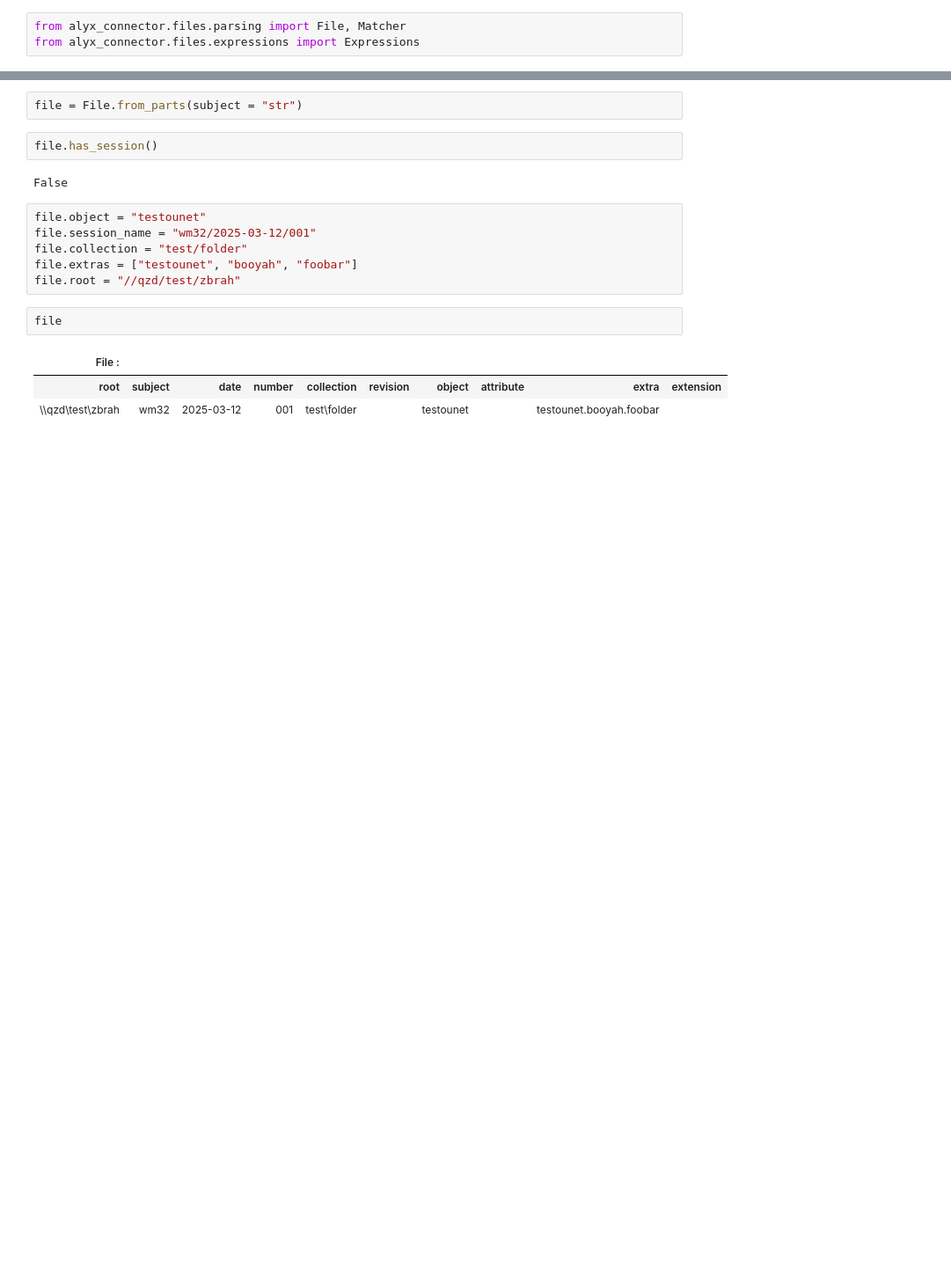
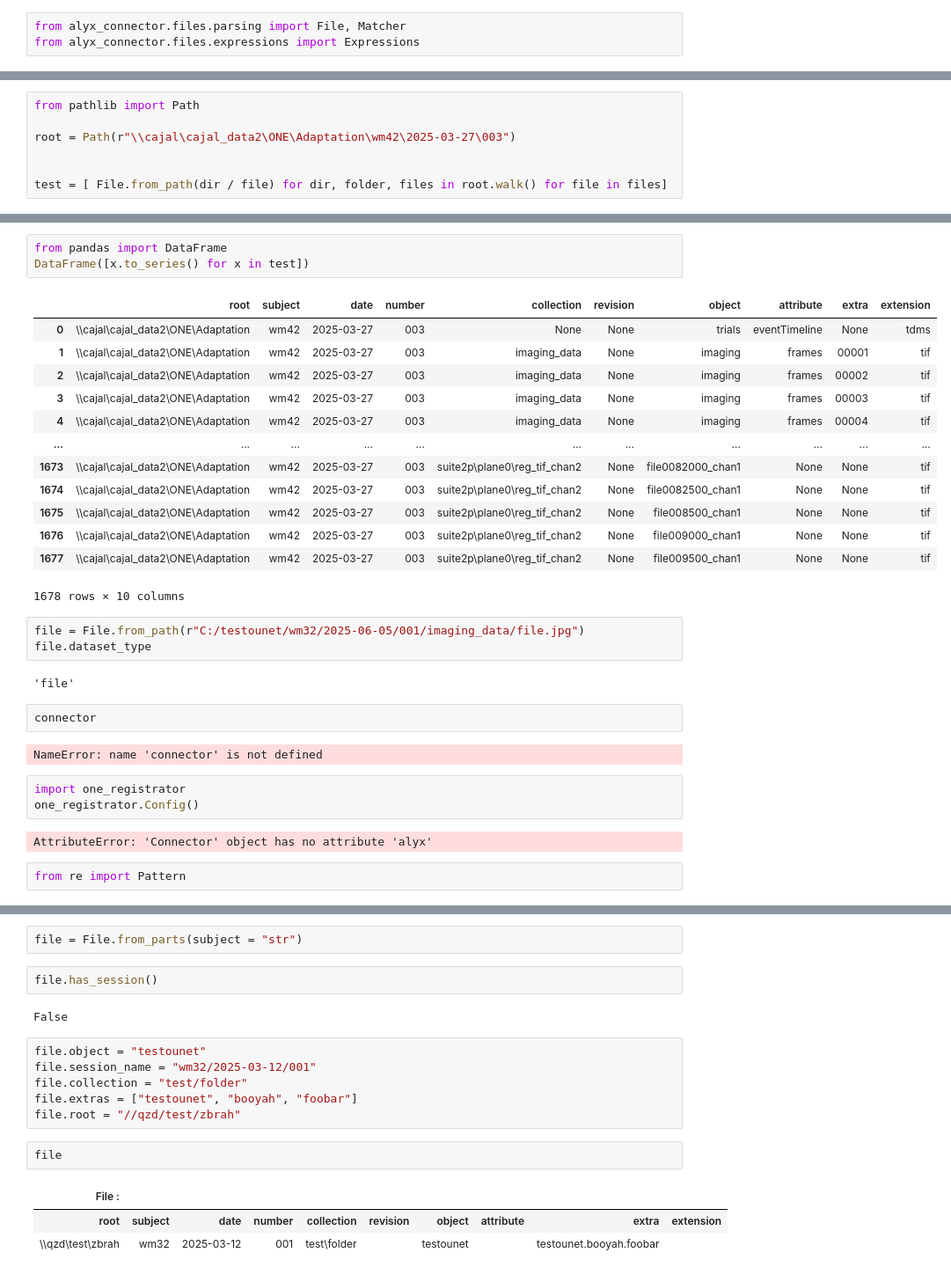
Before and after one commit to JostTim/alyx-local-connector, a Jupyter notebook: UsingONE.ipynb, the cells around one changed output, grey strips where cells are left out. Shown at 88% size. Saved outputs shown, nothing was run; the diff lists cells and outputs as text; blank space fills up the shorter version.

```diff
--- a/UsingONE.ipynb
+++ b/UsingONE.ipynb
@@ -7,0 +783,7 @@ from alyx_connector.files.expressions import Expressions
+# %%
+from pathlib import Path
+
+root = Path(r"\\cajal\cajal_data2\ONE\Adaptation\wm42\2025-03-27\003")
+
+
+test = [ File.from_path(dir / file) for dir, folder, files in root.walk() for file in files]
@@ -7,0 +856,33 @@ from alyx_connector.files.expressions import Expressions
+# %%
+from pandas import DataFrame
+DataFrame([x.to_series() for x in test])
+# %% [output]
+|  | root | subject | date | number | collection | revision | object | attribute | extra | extension |
+| 0 | \\cajal\cajal_data2\ONE\Adaptation | wm42 | 2025-03-27 | 003 | None | None | trials | eventTimeline | None | tdms |
+| 1 | \\cajal\cajal_data2\ONE\Adaptation | wm42 | 2025-03-27 | 003 | imaging_data | None | imaging | frames | 00001 | tif |
+| 2 | \\cajal\cajal_data2\ONE\Adaptation | wm42 | 2025-03-27 | 003 | imaging_data | None | imaging | frames | 00002 | tif |
+| 3 | \\cajal\cajal_data2\ONE\Adaptation | wm42 | 2025-03-27 | 003 | imaging_data | None | imaging | frames | 00003 | tif |
+| 4 | \\cajal\cajal_data2\ONE\Adaptation | wm42 | 2025-03-27 | 003 | imaging_data | None | imaging | frames | 00004 | tif |
+| ... | ... | ... | ... | ... | ... | ... | ... | ... | ... | ... |
+| 1673 | \\cajal\cajal_data2\ONE\Adaptation | wm42 | 2025-03-27 | 003 | suite2p\plane0\reg_tif_chan2 | None | file0082000_chan1 | None | None | tif |
+| 1674 | \\cajal\cajal_data2\ONE\Adaptation | wm42 | 2025-03-27 | 003 | suite2p\plane0\reg_tif_chan2 | None | file0082500_chan1 | None | None | tif |
+| 1675 | \\cajal\cajal_data2\ONE\Adaptation | wm42 | 2025-03-27 | 003 | suite2p\plane0\reg_tif_chan2 | None | file008500_chan1 | None | None | tif |
+| 1676 | \\cajal\cajal_data2\ONE\Adaptation | wm42 | 2025-03-27 | 003 | suite2p\plane0\reg_tif_chan2 | None | file009000_chan1 | None | None | tif |
+| 1677 | \\cajal\cajal_data2\ONE\Adaptation | wm42 | 2025-03-27 | 003 | suite2p\plane0\reg_tif_chan2 | None | file009500_chan1 | None | None | tif |
+1678 rows × 10 columns
+# %%
+file = File.from_path(r"C:/testounet/wm32/2025-06-05/001/imaging_data/file.jpg")
+file.dataset_type
+# %% [output]
+'file'
+# %%
+connector
+# %% [output]
+NameError: name 'connector' is not defined
+# %%
+import one_registrator
+one_registrator.Config()
+# %% [output]
+AttributeError: 'Connector' object has no attribute 'alyx'
+# %%
+from re import Pattern
```
Also changed, not shown: parts of 30 cells of this notebook, 10 other files.
